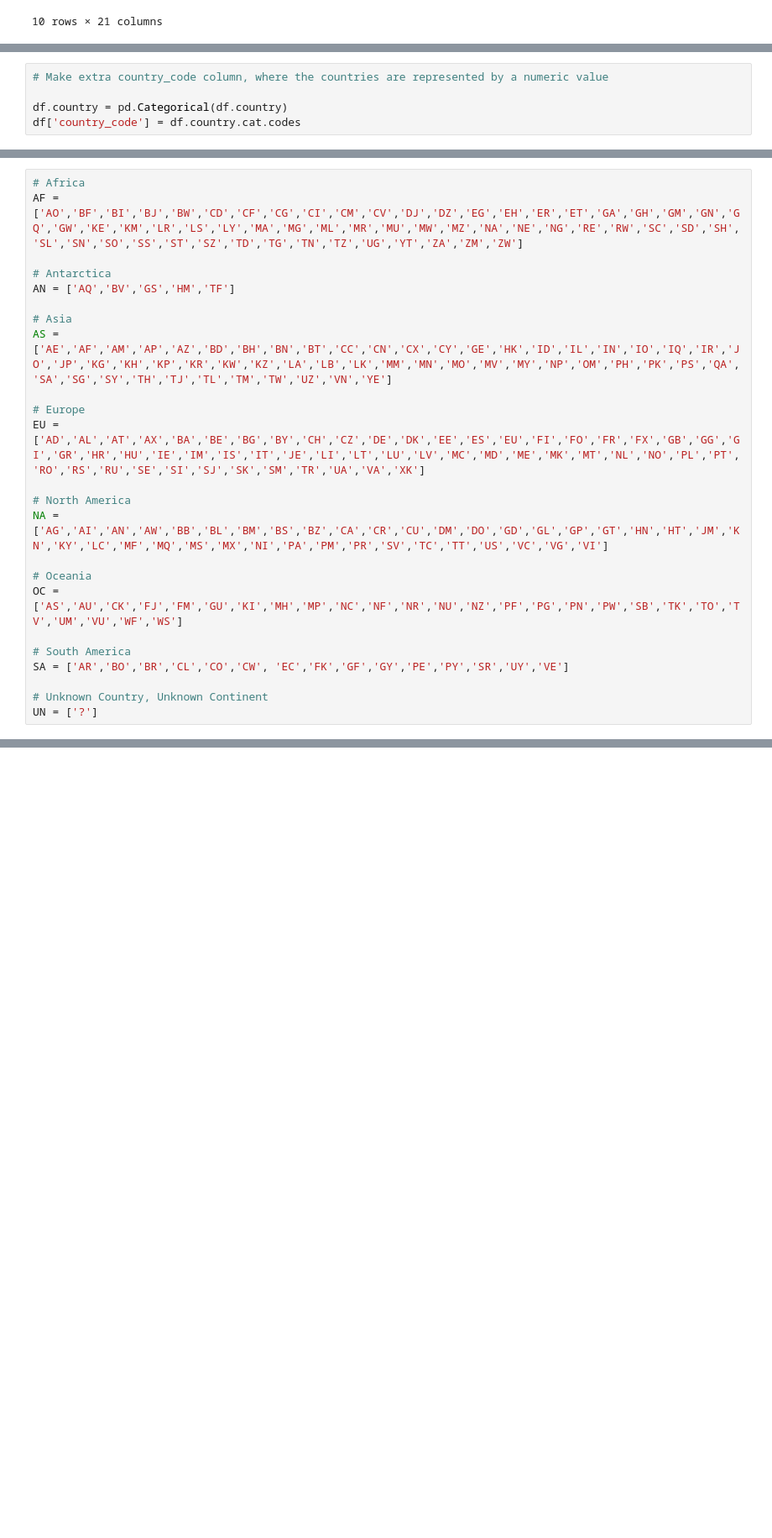
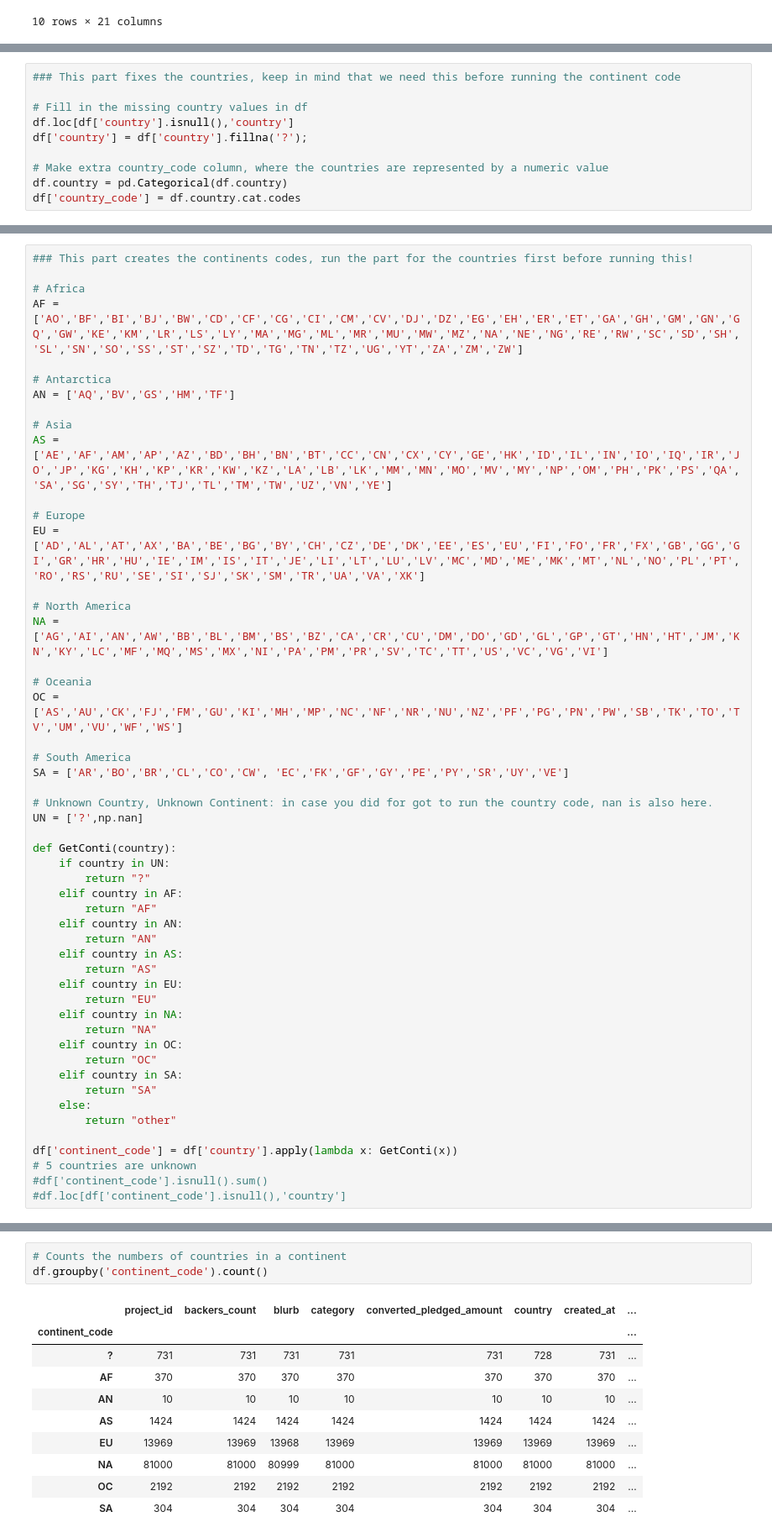
Before and after one commit to iMylene/introduction-to-data-science, a Jupyter notebook: kickstarterGroupD.ipynb, the cells around one changed output, grey strips where cells are left out. Shown at 84% size. Saved outputs shown, nothing was run; the diff lists cells and outputs as text; blank space fills up the shorter version.

```diff
--- a/kickstarterGroupD.ipynb
+++ b/kickstarterGroupD.ipynb
@@ -76,7 +76,12 @@ sns.clustermap(df.corr());
 # %% [output]
 [figure]
 # %%
+### This part fixes the countries, keep in mind that we need this before running the continent code
+
+# Fill in the missing country values in df
+df.loc[df['country'].isnull(),'country']
+df['country'] = df['country'].fillna('?');
+
 # Make extra country_code column, where the countries are represented by a numeric value
-
 df.country = pd.Categorical(df.country)
 df['country_code'] = df.country.cat.codes
@@ -101,4 +88,6 @@ Name: country_code, Length: 100000, dtype: int16
 # %%
+### This part creates the continents codes, run the part for the countries first before running this!
+
 # Africa
 AF = ['AO','BF','BI','BJ','BW','CD','CF','CG','CI','CM','CV','DJ','DZ','EG','EH','ER','ET','GA','GH','GM','GN','GQ','GW','KE','KM','LR','LS','LY','MA','MG','ML','MR','MU','MW','MZ','NA','NE','NG','RE','RW','SC','SD','SH','SL','SN','SO','SS','ST','SZ','TD','TG','TN','TZ','UG','YT','ZA','ZM','ZW']
 
@@ -120,5 +109,30 @@ OC = ['AS','AU','CK','FJ','FM','GU','KI','MH','MP','NC','NF','NR','NU','NZ','PF'
 # South America
 SA = ['AR','BO','BR','CL','CO','CW', 'EC','FK','GF','GY','PE','PY','SR','UY','VE']
 
-# Unknown Country, Unknown Continent
-UN = ['?']
+# Unknown Country, Unknown Continent: in case you did for got to run the country code, nan is also here.
+UN = ['?',np.nan]
+
+def GetConti(country):
+    if country in UN:
+        return "?"
+    elif country in AF:
+        return "AF"
+    elif country in AN:
+        return "AN"
+    elif country in AS:
+        return "AS"
+    elif country in EU:
+        return "EU"
+    elif country in NA:
+        return "NA"
+    elif country in OC:
+        return "OC"
+    elif country in SA:
+        return "SA"
+    else:
+        return "other"
+
+df['continent_code'] = df['country'].apply(lambda x: GetConti(x))
+# 5 countries are unknown
+#df['continent_code'].isnull().sum()
+#df.loc[df['continent_code'].isnull(),'country']
@@ -152,0 +139,14 @@ Categories (174, object): [?, AE, AF, AG, ..., YE, ZA, ZM, ZW])
+# %%
+# Counts the numbers of countries in a continent
+df.groupby('continent_code').count()
+# %% [output]
+|  | project_id | backers_count | blurb | category | converted_pledged_amount | country | created_at | ... |
+| continent_code |  |  |  |  |  |  |  | ... |
+| ? | 731 | 731 | 731 | 731 | 731 | 728 | 731 | ... |
+| AF | 370 | 370 | 370 | 370 | 370 | 370 | 370 | ... |
+| AN | 10 | 10 | 10 | 10 | 10 | 10 | 10 | ... |
+| AS | 1424 | 1424 | 1424 | 1424 | 1424 | 1424 | 1424 | ... |
+| EU | 13969 | 13969 | 13968 | 13969 | 13969 | 13969 | 13969 | ... |
+| NA | 81000 | 81000 | 80999 | 81000 | 81000 | 81000 | 81000 | ... |
+| OC | 2192 | 2192 | 2192 | 2192 | 2192 | 2192 | 2192 | ... |
+| SA | 304 | 304 | 304 | 304 | 304 | 304 | 304 | ... |
```
Also changed, not shown: parts of 4 cells of this notebook.
